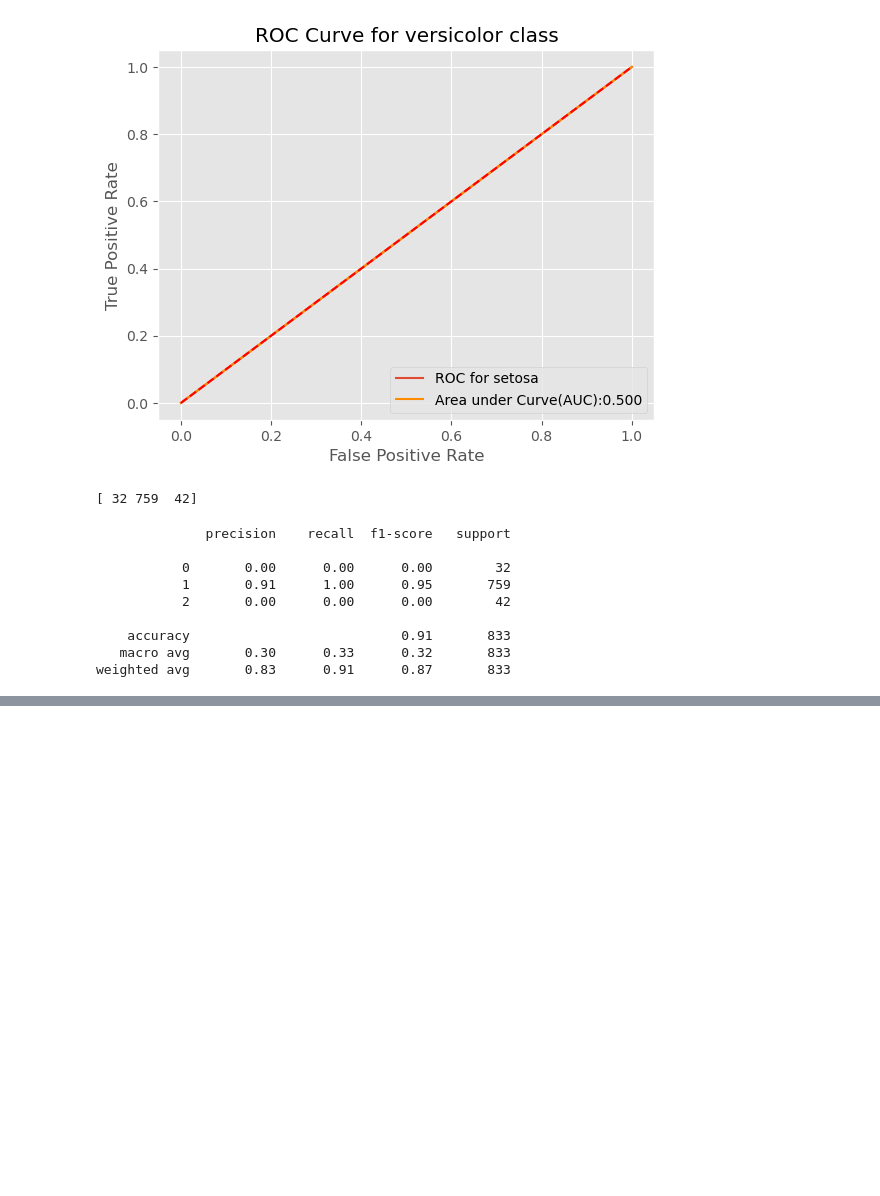
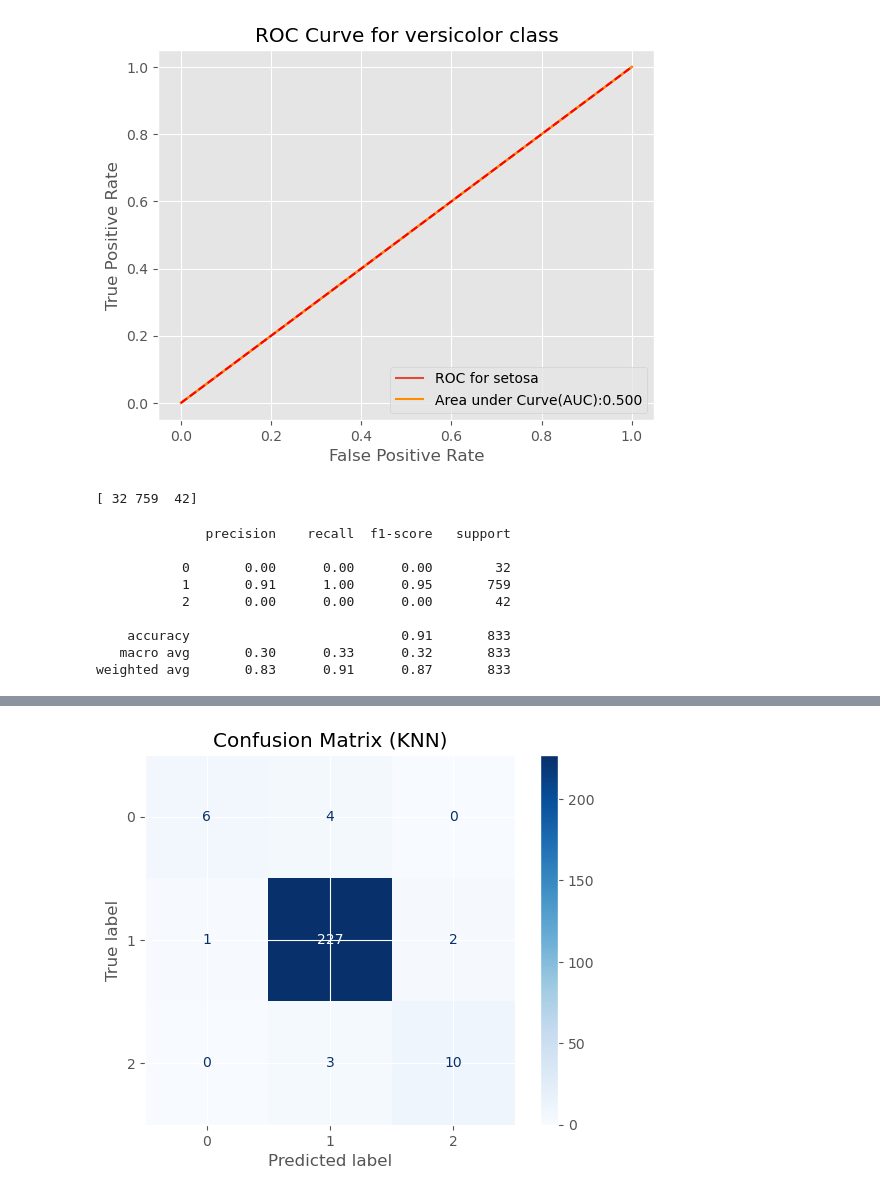
Before and after one commit to Lynncodes-dataanalyst/KNN-Classification-with-ROC-AUC-and-Confusion-Matrix, a Jupyter notebook: knn.ipynb, the cells around one changed output, grey strips where cells are left out. Drawn from its saved outputs; the diff is of its cells as text; code cells hidden in the pictures; blank space fills up the shorter version.

```diff
--- a/knn.ipynb
+++ b/knn.ipynb
@@ -406,0 +522,16 @@ os.getcwd()
+# %%
+from sklearn.metrics import confusion_matrix, ConfusionMatrixDisplay
+
+# 1. Predict on the test set
+y_pred = knn.predict(X_test)
+
+# 2. Confusion matrix
+cm = confusion_matrix(y_test, y_pred, labels=classes)
+
+# 3. Plot confusion matrix
+disp = ConfusionMatrixDisplay(confusion_matrix=cm, display_labels=classes)
+disp.plot(cmap="Blues")
+plt.title("Confusion Matrix (KNN)")
+plt.show()
+# %% [output]
+[figure, added]
```
Also changed, not shown: parts of 5 cells of this notebook.
